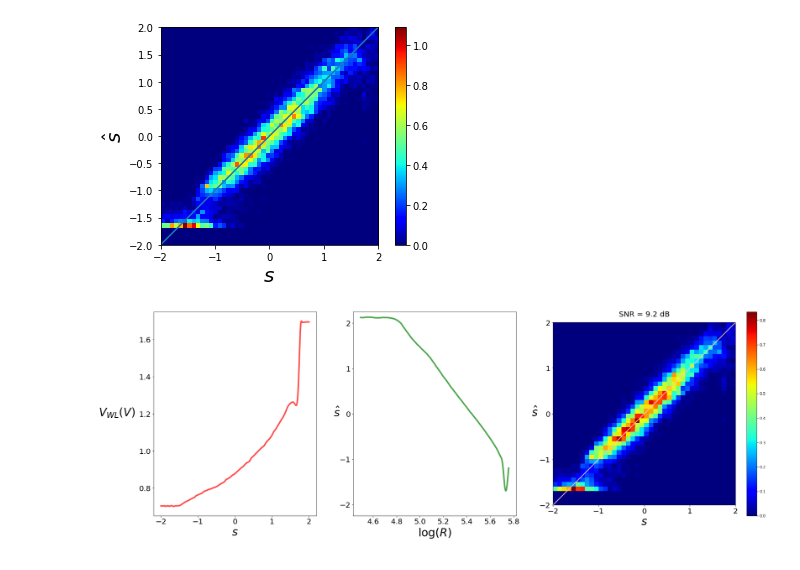
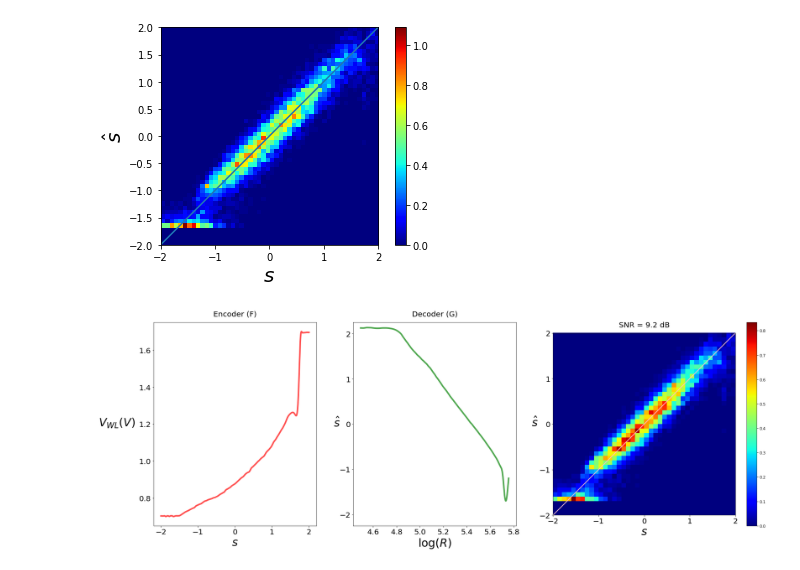
Before and after one commit to rzarcone/PCM_Paper, a Jupyter notebook: lookup_table_optimize_test.ipynb, the cells around one changed output. Saved outputs shown, nothing was run; the diff lists cells and outputs as text; code cells hidden in the pictures.

Commit message:
added labels to plots

```diff
--- a/lookup_table_optimize_test.ipynb
+++ b/lookup_table_optimize_test.ipynb
@@ -529,6 +529,8 @@ ax1.set_ylabel(r'$V_{WL}\left(V\right)$', fontsize=30, rotation=0)
 ax1.yaxis.set_label_coords(-0.225, 0.475)
 ax1.xaxis.set_ticks(np.linspace(-2,2,5))
 ax1.tick_params(axis="both", labelsize=20)
+ax1.set_title("Encoder (F)", fontsize=20)
+ax1.title.set_position((0.5,1.02))
 
 ax2.plot(xs_r, h(xs_new), c='green', lw=4, alpha=0.7)
 ax2.set_aspect('auto')
@@ -537,31 +539,34 @@ ax2.set_ylabel(r'$\hat{s}$', fontsize=30, rotation=0)
 ax2.set_xlabel(r'$\log\left(R\right)$', fontsize=30)
 ax2.yaxis.set_label_coords(-0.1, 0.475)
 ax2.tick_params(axis="both", labelsize=20)
 ax2.yaxis.set_ticks(np.linspace(-2,2,5))
+ax2.set_title("Decoder (G)", fontsize=20)
+ax2.title.set_position((0.5,1.02))
+
 
 hist_plot = ax3.hist2d(vals['tp'].ravel(), vals['sp'].ravel(),
               bins=40,cmap='jet',
               range=np.array([(-2.0, 2.0), (-2.0, 2.0)]), normed='True')
 ax3.plot(xx,xx, c='pink', lw=2)
 ax3.set_aspect('equal')
 plt.colorbar(hist_plot[3],ax=ax3)
 ax3.set_xlabel(r'$s$', fontsize=30)
 ax3.set_ylabel(r'$\hat{s}$', fontsize=30, rotation=0)
 ax3.yaxis.set_label_coords(-0.1, 0.475)
 ax3.tick_params(axis="both", labelsize=20)
 ax3.yaxis.set_ticks(np.linspace(-2,2,5))
 ax3.xaxis.set_ticks(np.linspace(-2,2,5))
 
 
 
 
 ax3.set_title('SNR = '+str(round(10 * np.log10(1/vals['mse']),2)) +' dB', fontsize=20)
 ax3.title.set_position((0.5,1.02))
 
 if pcm_device == 'new':
     base_name = 'Plots/combined_enc_dec_hist'
 else:
     base_name = 'Plots/combined_enc_dec_hist'
 plt.savefig(base_name+plot_string)
 # %% [output]
-[figure, old version]
+[figure, new version]
```
Also changed, not shown: 1 other file.
